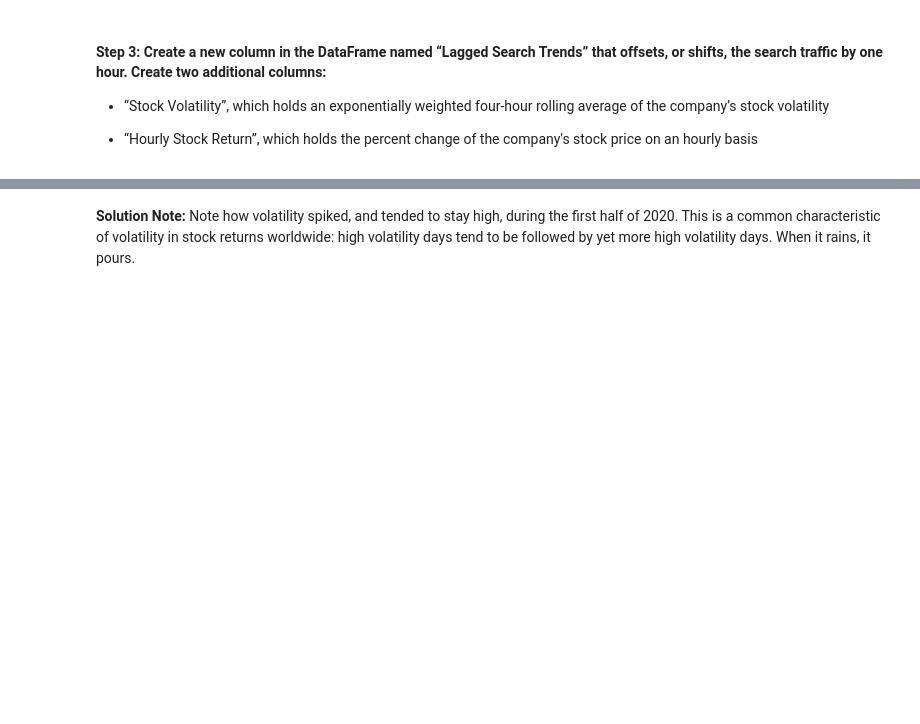
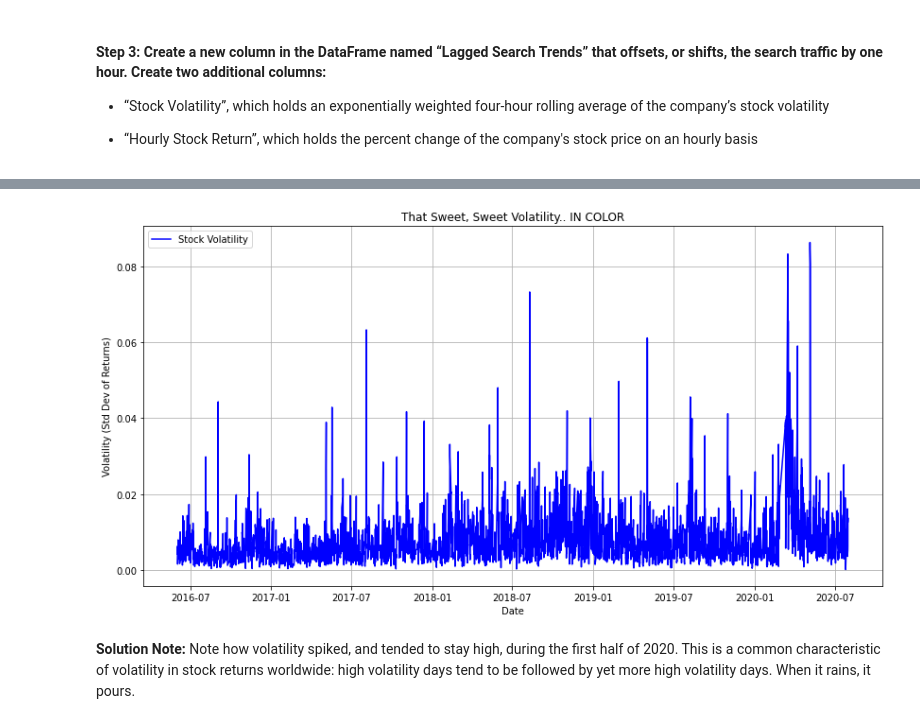
Before and after one commit to KenStager/prophet-challenge, a Jupyter notebook: forecasting_net_prophet.ipynb, the cells around one changed output, grey strips where cells are left out. Cells and saved outputs as stored; diff of their text form; code cells hidden in the pictures; blank space fills up the shorter version.

```diff
--- a/forecasting_net_prophet.ipynb
+++ b/forecasting_net_prophet.ipynb
@@ -367,3 +402,16 @@ There's one important thing to note: if you zoom in both graphs to the spike aro
+# %%
+# Visualize the stock volatility
+
+plt.figure(figsize=(14,7))
+plt.plot(mercado_stock_trends_df.index, mercado_stock_trends_df['Stock Volatility'], label='Stock Volatility', color='blue')
+plt.title('That Sweet, Sweet Volatility.. IN COLOR')
+plt.xlabel('Date')
+plt.ylabel('Volatility (Std Dev of Returns)')
+plt.legend()
+plt.grid(True)
+plt.show()
+# %% [output]
+[figure, added]
 # %% [markdown]
 **Solution Note:** Note how volatility spiked, and tended to stay high, during the first half of 2020. This is a common characteristic of volatility in stock returns worldwide: high volatility days tend to be followed by yet more high volatility days. When it rains, it pours.
 # %%
```
Also changed, not shown: parts of 14 cells of this notebook.
